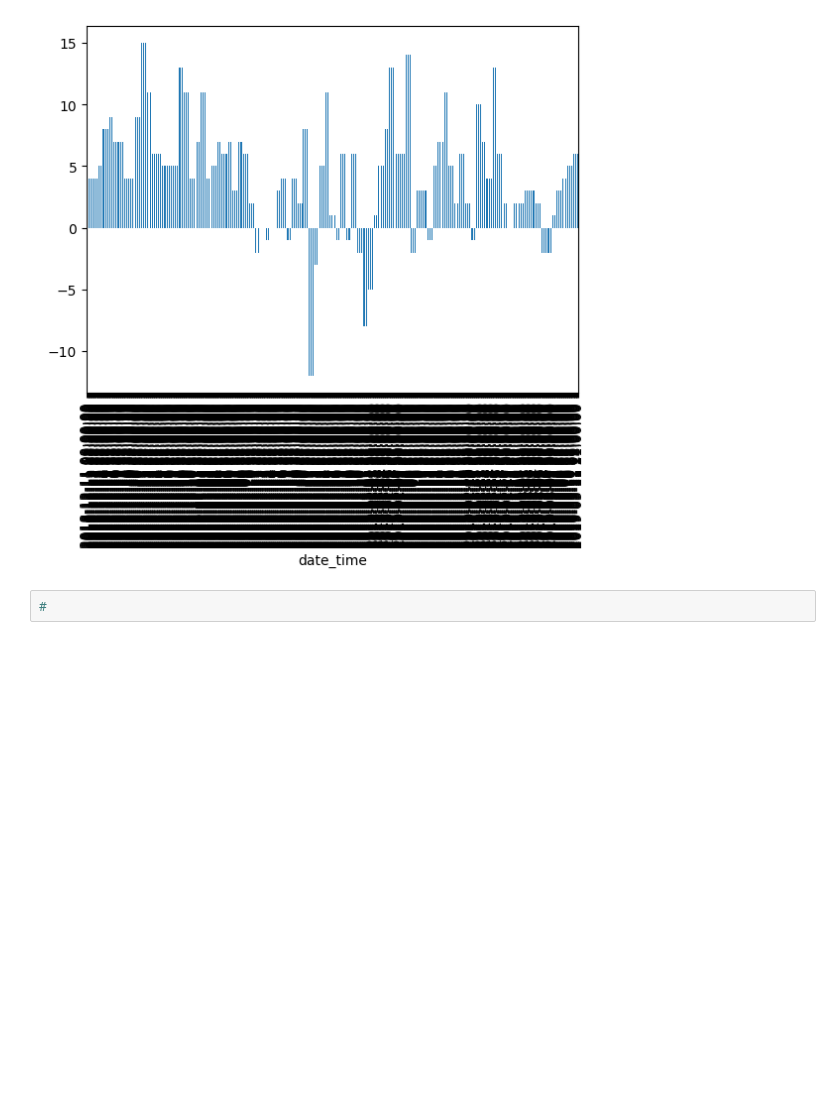
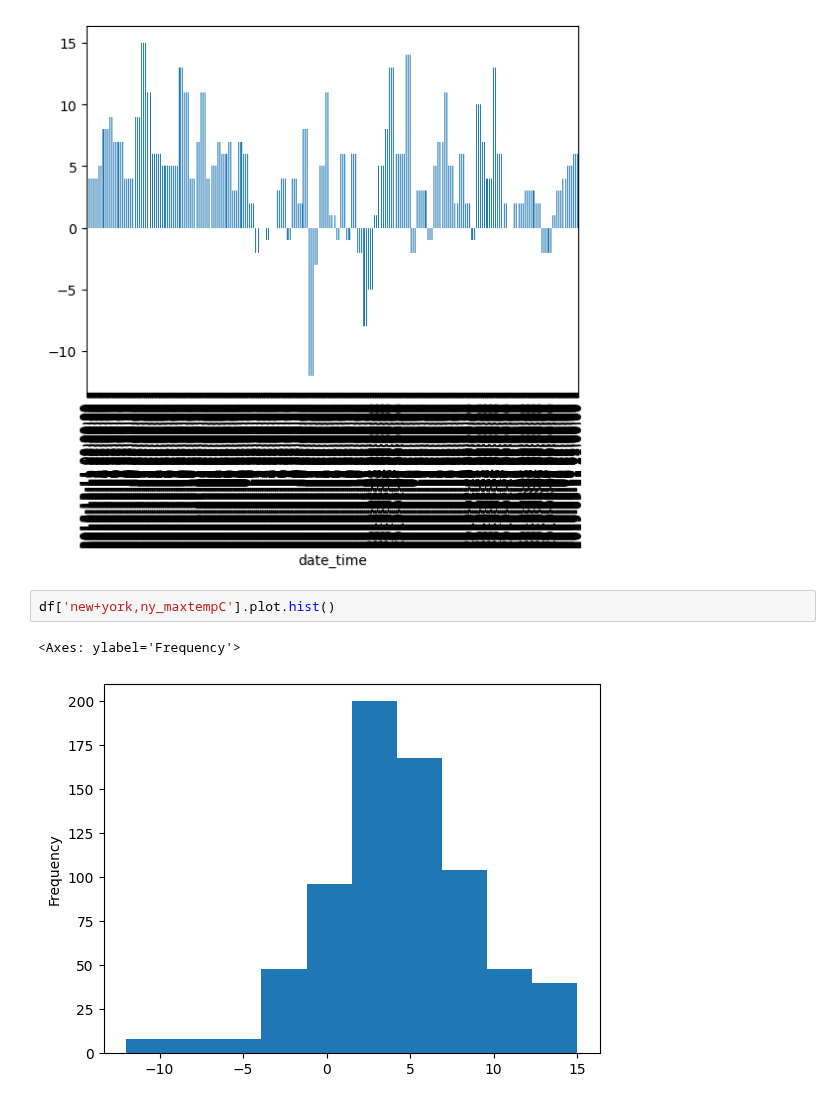
Before and after one commit to reuven/apple-2025-01Jan-plotting, a Jupyter notebook: Apple 2025-01Jan-09.ipynb, the cells around one changed output. Cells and saved outputs as stored; diff of their text form; blank space fills up the shorter version.

```diff
--- a/Apple 2025-01Jan-09.ipynb
+++ b/Apple 2025-01Jan-09.ipynb
@@ -233,4 +233,7 @@ df['new+york,ny_maxtempC'].plot.bar()
 <Axes: xlabel='date_time'>
 [figure]
 # %%
-#
+df['new+york,ny_maxtempC'].plot.hist()
+# %% [output]
+<Axes: ylabel='Frequency'>
+[figure, added]
```
